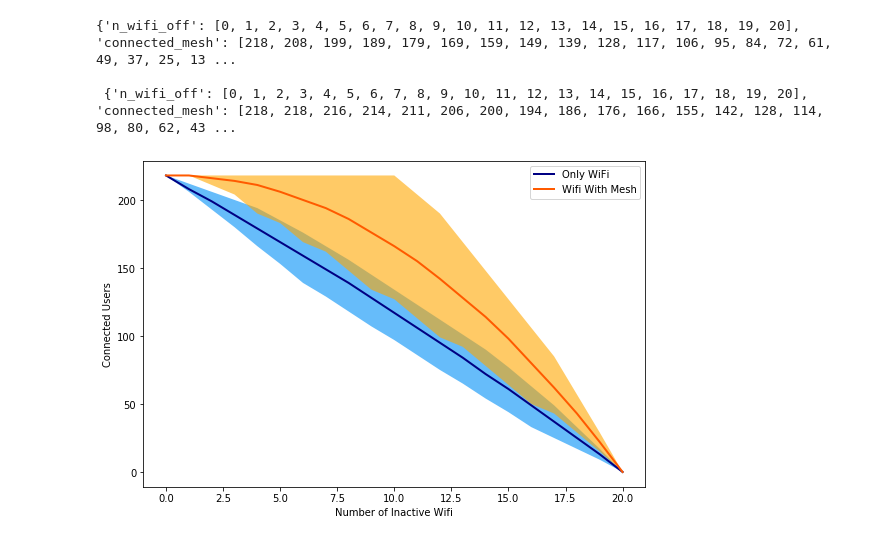
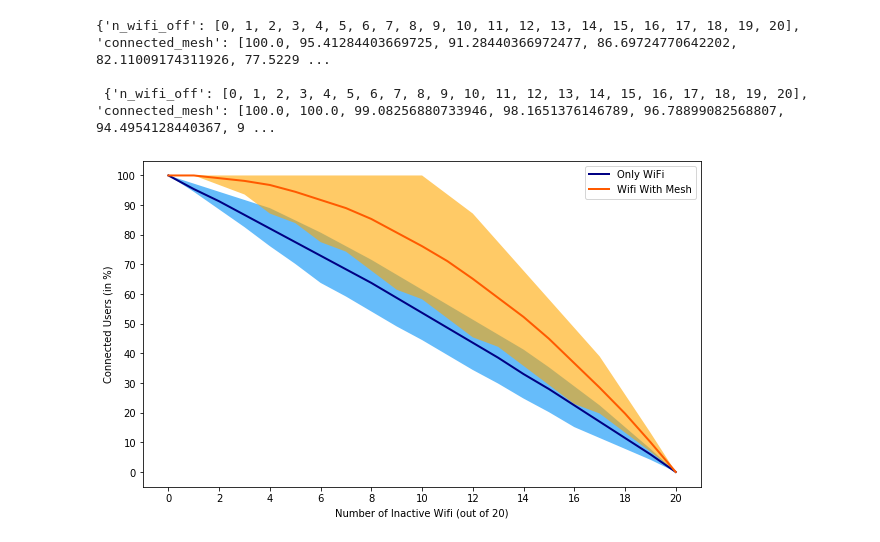
Before and after one commit to bhavyejain/MeshSOS, a Jupyter notebook: analytics/SIMULATION/graphs.ipynb, the cells around one changed output. Drawn from its saved outputs; the diff is of its cells as text; code cells hidden in the pictures.

```diff
--- a/analytics/SIMULATION/graphs.ipynb
+++ b/analytics/SIMULATION/graphs.ipynb
@@ -36,13 +36,19 @@ WITH_MESH_DATA = {
     "worst_case_connected_mesh": intify(data.worst_case_connected_mesh.tolist()[1:]),
 }
 
+for dic in [NO_MESH_DATA, WITH_MESH_DATA]:
+    for key in ['connected_mesh', 'best_case_connected_mesh', 'worst_case_connected_mesh']:
+        mx = max(dic[key])
+        for i in range(len(dic[key])):
+            dic[key][i] = (dic[key][i]/mx)*100
+
 print(NO_MESH_DATA, "\n\n", WITH_MESH_DATA)
 # %% [output]
-{'n_wifi_off': [0, 1, 2, 3, 4, 5, 6, 7, 8, 9, 10, 11, 12, 13, 14, 15, 16, 17, 18, 19, 20], 'connected_mesh': [218, 208, 199, 189, 179, 169, 159, 149, 139, 128, 117, 106, 95, 84, 72, 61, 49, 37, 25, 13 ...
+{'n_wifi_off': [0, 1, 2, 3, 4, 5, 6, 7, 8, 9, 10, 11, 12, 13, 14, 15, 16, 17, 18, 19, 20], 'connected_mesh': [100.0, 95.41284403669725, 91.28440366972477, 86.69724770642202, 82.11009174311926, 77.5229 ...
 
- {'n_wifi_off': [0, 1, 2, 3, 4, 5, 6, 7, 8, 9, 10, 11, 12, 13, 14, 15, 16, 17, 18, 19, 20], 'connected_mesh': [218, 218, 216, 214, 211, 206, 200, 194, 186, 176, 166, 155, 142, 128, 114, 98, 80, 62, 43 ...
+ {'n_wifi_off': [0, 1, 2, 3, 4, 5, 6, 7, 8, 9, 10, 11, 12, 13, 14, 15, 16, 17, 18, 19, 20], 'connected_mesh': [100.0, 100.0, 99.08256880733946, 98.1651376146789, 96.78899082568807, 94.4954128440367, 9 ...
 # %%
-plt.figure(figsize=(9, 6))
+plt.figure(figsize=(10, 6))
 
 x = NO_MESH_DATA["n_wifi_off"]  # or WITH_MESH_DATA['n_wifi_off']
 
@@ -60,33 +66,35 @@ plt.fill_between(
     x,
     NO_MESH_DATA["best_case_connected_mesh"],
     NO_MESH_DATA["worst_case_connected_mesh"],
     fc="#0090f8",
     alpha = 0.6
 )
 
 plt.fill_between(
     x,
     WITH_MESH_DATA["best_case_connected_mesh"],
     WITH_MESH_DATA["worst_case_connected_mesh"],
     fc="#ffa700",
     alpha = 0.6
 )
 
 # plt.plot(
 #     x,
 #     WITH_MESH_DATA["best_case_connected_mesh"],
 #     label="Wifi With Mesh",
 #     c="#0090f8",
 #     linewidth=0.5,
 #     linestyle=':'
 # )
 
 # plt.plot(x_vals, round_trip_times, label="Avg. Round Trip Time Values", c="green")
-plt.ylabel("Connected Users")
-plt.xlabel("Number of Inactive Wifi")
+plt.ylabel("Connected Users (in %)")
+plt.xlabel("Number of Inactive Wifi (out of 20)")
+plt.xticks([i for i in range(0,21,2)])
+plt.yticks([i for i in range(0,101,10)])
 plt.legend()
 # # save figure
 plt.savefig('./sim.png')
 plt.show()
 # %% [output]
-[figure, old version]
+[figure, new version]
```
Also changed, not shown: 1 other file.
